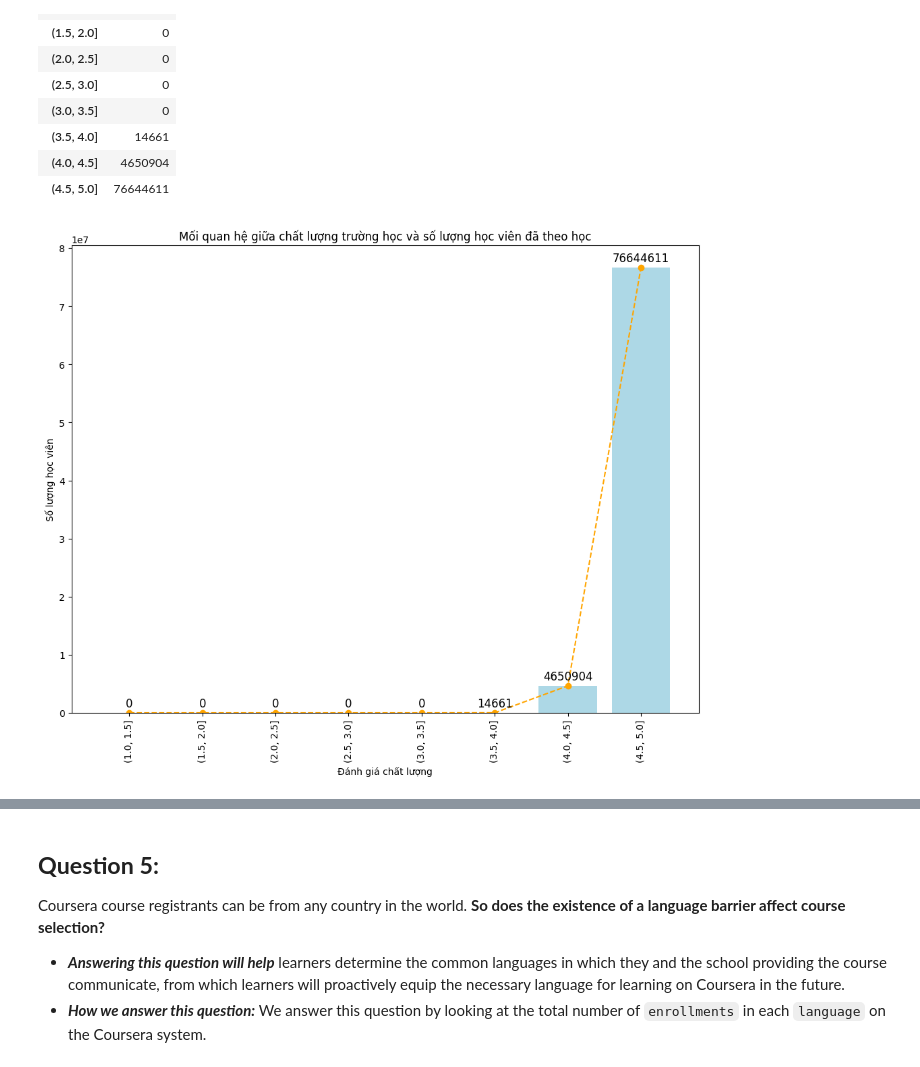
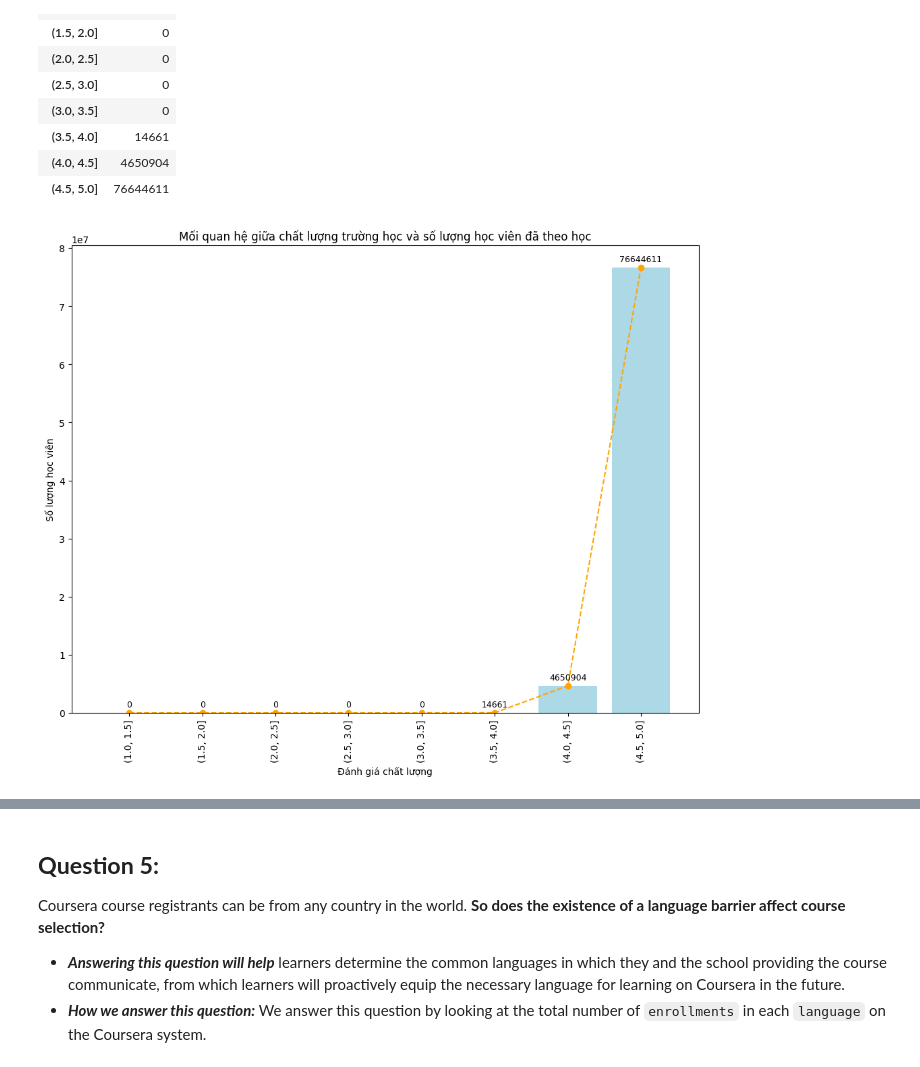
Before and after one commit to dagngyen/hcmus_23-24_coursesra-courses-analysis, a Jupyter notebook: Phase 1: Collecting, exploring and analyzing/1.3-Making-questions-4-6.ipynb, the cells around one changed output, grey strips where cells are left out. Drawn from its saved outputs; the diff is of its cells as text; code cells hidden in the pictures.

```diff
--- a/Phase 1: Collecting, exploring and analyzing/1.3-Making-questions-4-6.ipynb
+++ b/Phase 1: Collecting, exploring and analyzing/1.3-Making-questions-4-6.ipynb
@@ -65,7 +65,10 @@ No NaN value.
 ### **_Step 02:_** Analyze
 # %%
 # Devide values into bins
-intervals = np.arange(1.0, 5.1, 0.5)
+bin_ = 0.5
+start_ = 1.0
+end_ = 5.0
+intervals = np.arange(start_, end_+(bin_/2), bin_)
 uni_df['rating_bin'] = pd.cut(uni_df['rating'], intervals)
 uni_plot = uni_df.reset_index().drop(columns=['rating', 'offered by']).groupby(by='rating_bin').sum()
 uni_plot.index = uni_plot.index.astype(str)
@@ -84,20 +87,20 @@ uni_plot
 # %%
 # Plot line chart
 plt.figure(figsize=(12, 9))
 plt.bar(uni_plot.index.values, uni_plot['enrollment'], color="lightblue")
 plt.scatter(uni_plot.index.values, uni_plot['enrollment'], color="orange")
 plt.plot(uni_plot.index.values, uni_plot['enrollment'], linestyle="--", color="orange")
 
 plt.title("Mối quan hệ giữa chất lượng trường học và số lượng học viên đã theo học")
 
 plt.xlabel("Đánh giá chất lượng")
 plt.xticks(uni_plot.index.values, rotation=90)
 plt.ylabel("Số lượng học viên")
 
 for i in range(len(uni_plot.index.values)):
-    plt.text(uni_plot.index.values[i], uni_plot['enrollment'].iloc[i]+1000000, uni_plot['enrollment'].iloc[i], ha="center", fontsize=12)
+    plt.text(uni_plot.index.values[i], uni_plot['enrollment'].iloc[i]+1000000, uni_plot['enrollment'].iloc[i], ha="center", fontsize=9)
 
 #plt.grid()
 plt.show()
 # %% [output]
-[figure, old version]
+[figure, new version]
```
Also changed, not shown: parts of 1 cell of this notebook.
